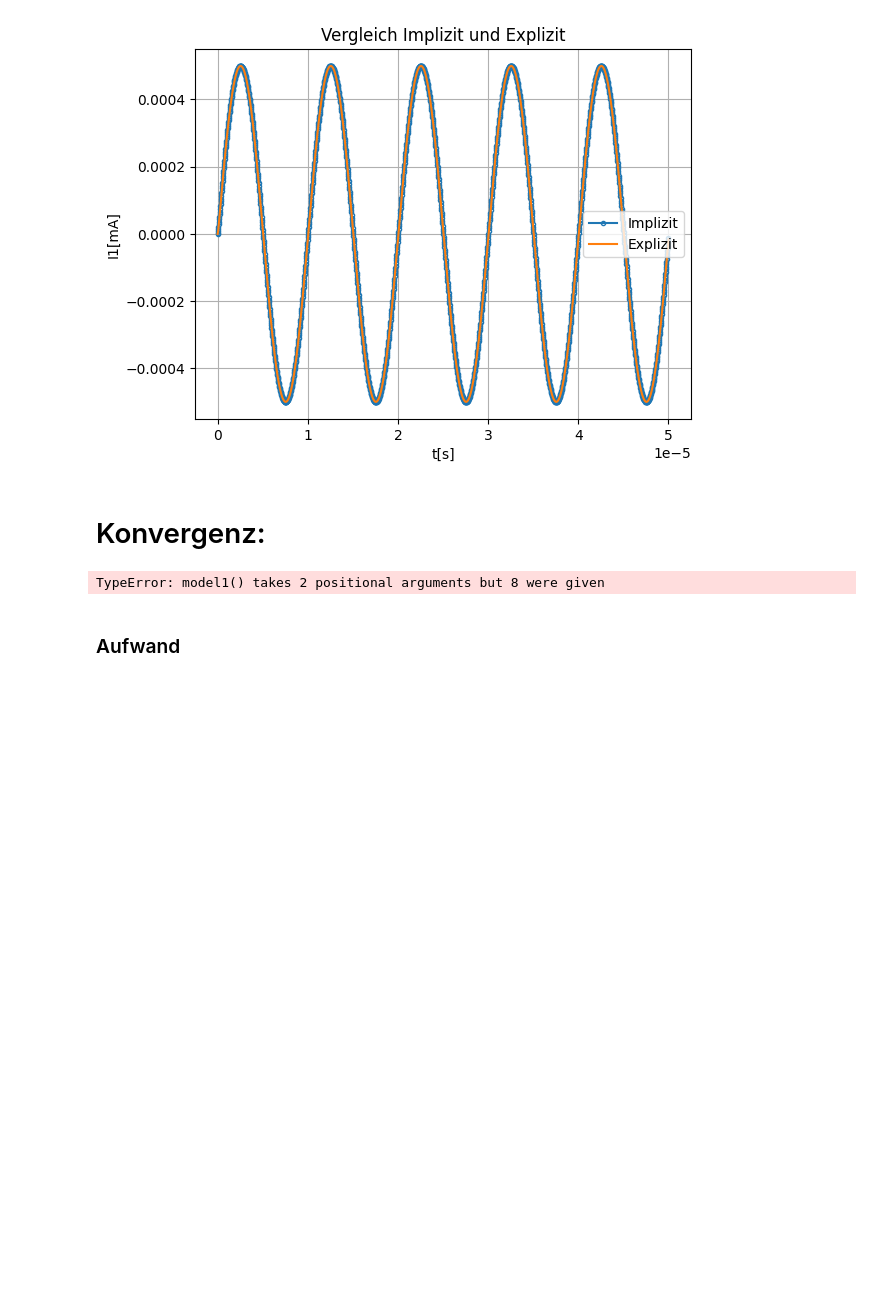
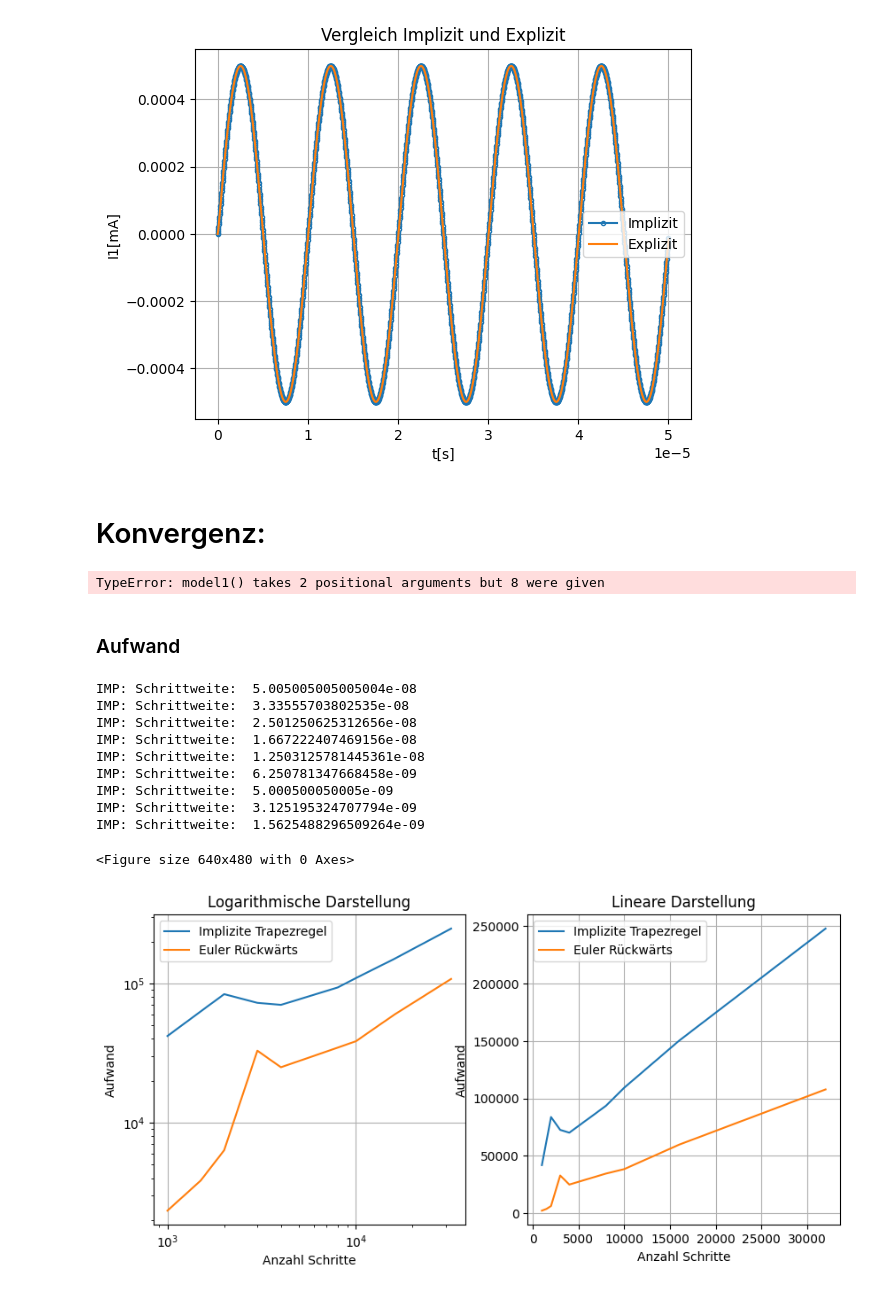
Before and after one commit to hollejon/Numerik, a Jupyter notebook: projekt/transformator.ipynb, the cells around one changed output. Drawn from its saved outputs; the diff is of its cells as text; code cells hidden in the pictures; blank space fills up the shorter version.

Commit message:
add Aufwand plot

```diff
--- a/projekt/transformator.ipynb
+++ b/projekt/transformator.ipynb
@@ -232,6 +234,7 @@ def implizitEuler_DIRK(x0, X, f, df, N, A, B, C, tol):
     # N: Anzahl der Schritte
     # tol: Toleranz
     max_iter = 20
+    aufwand = 0
 
     h = (X - x0[0]) / (N - 1)
     print("IMP: Schrittweite: ", h)
@@ -247,6 +250,7 @@ def implizitEuler_DIRK(x0, X, f, df, N, A, B, C, tol):
         k_1 = f(x[i - 1], y[i - 1])
         k_2 = k_1
         r = k_2 - f(x[i - 1] + h, y[i - 1] + h * np.dot(k_1, A[s]))
+        aufwand += 2
 
         while np.linalg.norm(r) > tol and step < max_iter:
             j = -df(x[i - 1] + h * C[1], y[i - 1] + h * np.dot(k_1, A[s]))
@@ -254,9 +258,10 @@ def implizitEuler_DIRK(x0, X, f, df, N, A, B, C, tol):
             k_2 += delta_k
             r = k_2 - f(x[i - 1] + h * C[1], y[i - 1] + h * np.dot(k_2, A[s]))
             step += 1
+            aufwand += 2
 
         y[i] = y[i - 1] + h * np.dot((k_1 * B[0] + k_2 * B[1]), np.eye(len(x0)))
-    return x, y
+    return x, y, aufwand
 
 
 x0 = [0.0,[0.0,0.0]]
@@ -276,8 +281,9 @@ B = [b1, b2]
 C = [c1, c2]
 tend = 50*10**-6
 
-x_imp_dirk2, y_imp_dirk2 = implizitEuler_DIRK(x0, tend, model1, model1_df, 2000, A, B, C ,1e-3)
+x_imp_dirk2, y_imp_dirk2, aufwand_imp_trap = implizitEuler_DIRK(x0, tend, model1, model1_df, 2000, A, B, C ,1e-3)
 
+print("Aufwand implizit Trapez: ", aufwand_imp_trap)
 
 x_an = np.linspace(0,1,100)
 plt.figure(6)
@@ -364,0 +369,57 @@ TypeError: model1() takes 2 positional arguments but 8 were given
+# %%
+# Aufwand = Anzahl auswertungen von f und df/dt
+# Berechne Aufwand von impliziten Verfahren
+
+def model_analytisch(x):
+    return np.exp(-4 * x)
+
+# Stichproben für N
+n_vec = [1000, 1500, 2000, 3000, 4000, 8000, 10000, 16000, 32000]
+#n_vec = [1000, 10000]
+aufwand_dirk = []
+aufwand_imp = []
+for n in n_vec:
+    #print("Schritt:" ,n)
+    #x, y = RK_explizit(x0, 2, n, model1)
+    #err.append(np.linalg.norm(y-model_analytisch(x),np.inf)) # ya(x) ist die exakte Lösung
+    x_imp_dirk3, y_imp_dirk3, aufwand_imp_dirk3 = implizitEuler_DIRK(x0, tend, model1, model1_df, n, A, B, C ,1e-3)
+    aufwand_dirk.append(aufwand_imp_dirk3)
+
+    h = tend / (n - 1)
+    x0 = (0.0, 0.0)
+    x_imp, t_imp, aufwand_implizit = euler_rueckwaerts_2Systeme(x0, h, tend, model1, model1_df, 1e-3)
+    aufwand_imp.append(aufwand_implizit)
+
+err_steps = True
+if(err_steps == True):
+    plt.figure(2)
+    plt.figure(figsize=(10,10))
+    plt.subplot(221)
+    plt.loglog(n_vec,aufwand_dirk,'-', label='Implizite Trapezregel')
+    plt.loglog(n_vec,aufwand_imp,'-', label='Euler Rückwärts')
+    plt.xlabel('Anzahl Schritte')
+    plt.ylabel('Aufwand')
+    plt.title('Logarithmische Darstellung')
+    plt.legend()
+    plt.grid()
+    plt.subplot(222)
+    plt.plot(n_vec,aufwand_dirk,'-', label='Implizite Trapezregel')
+    plt.plot(n_vec,aufwand_imp,'-', label='Euler Rückwärts')
+    plt.xlabel('Anzahl Schritte')
+    plt.ylabel('Aufwand')
+    plt.title('Lineare Darstellung')
+    plt.legend()
+    plt.grid()
+    plt.show()
+# %% [output]
+IMP: Schrittweite:  5.005005005005004e-08
+IMP: Schrittweite:  3.33555703802535e-08
+IMP: Schrittweite:  2.501250625312656e-08
+IMP: Schrittweite:  1.667222407469156e-08
+IMP: Schrittweite:  1.2503125781445361e-08
+IMP: Schrittweite:  6.250781347668458e-09
+IMP: Schrittweite:  5.000500050005e-09
+IMP: Schrittweite:  3.125195324707794e-09
+IMP: Schrittweite:  1.5625488296509264e-09
+<Figure size 640x480 with 0 Axes>
+[figure, added]
```
Also changed, not shown: parts of 3 cells of this notebook.
